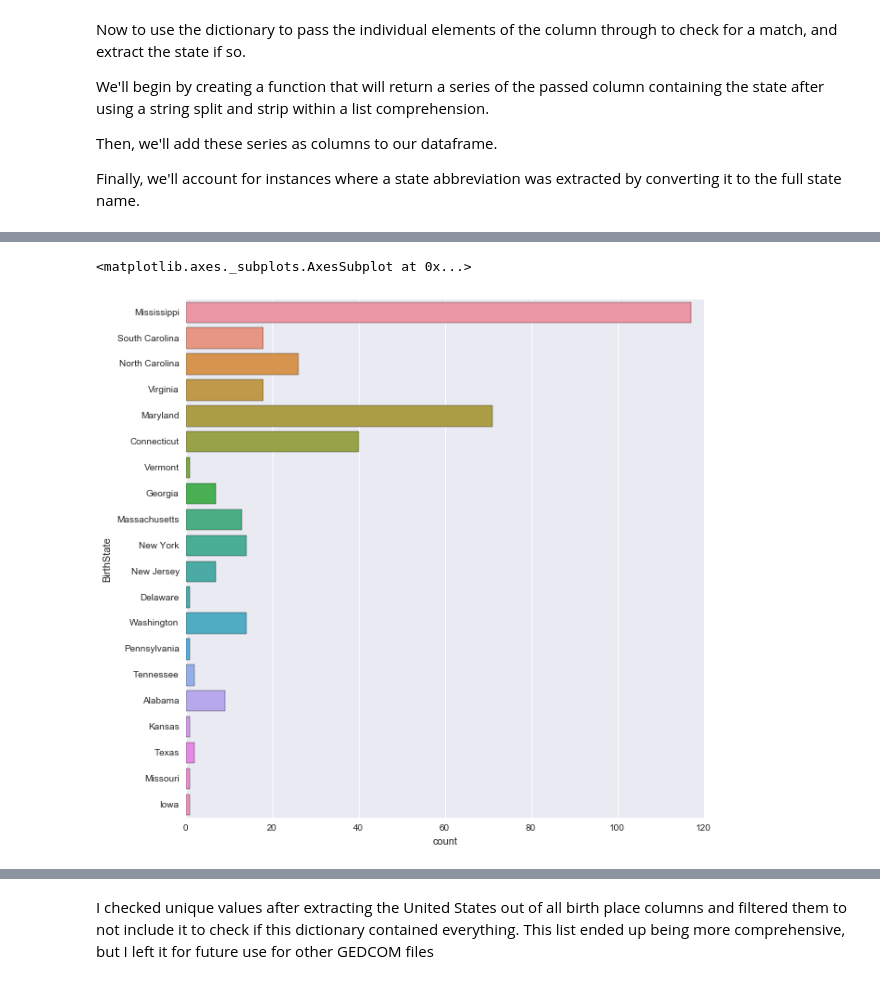
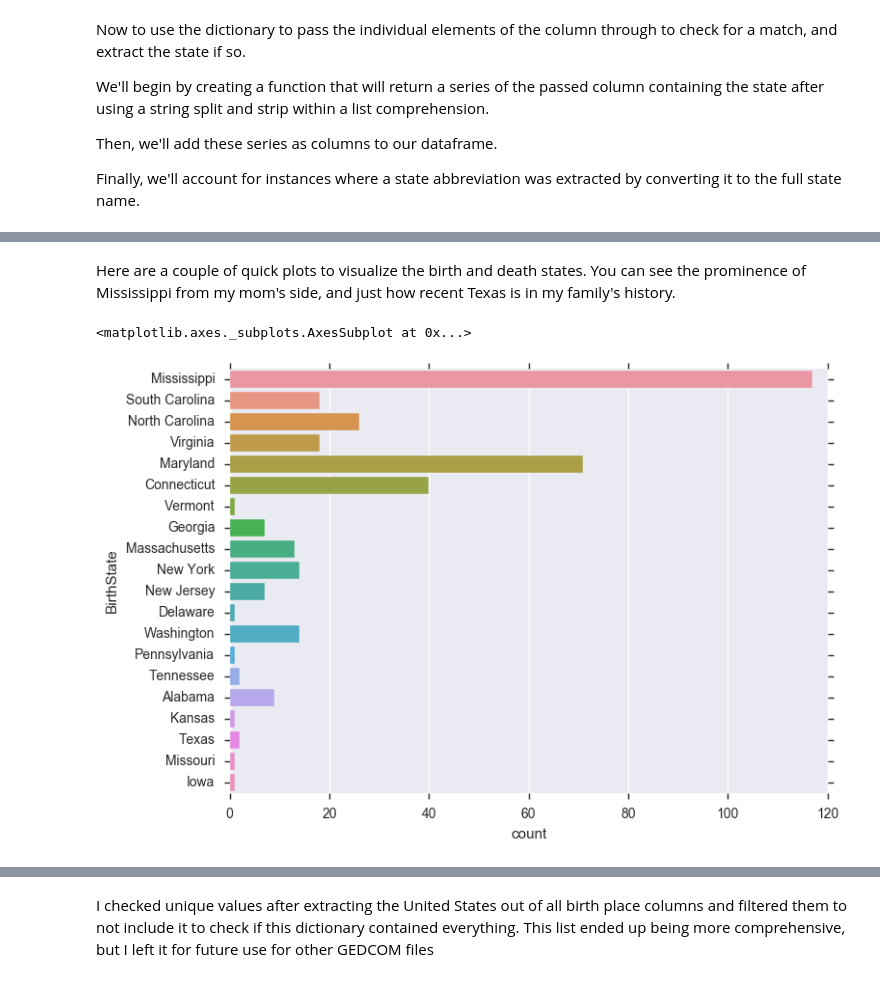
Before and after one commit to JeffMacaluso/Blog, a Jupyter notebook: Ancestry Analysis.ipynb, the cells around one changed output, grey strips where cells are left out. Drawn from its saved outputs; the diff is of its cells as text; code cells hidden in the pictures.

```diff
--- a/Ancestry Analysis.ipynb
+++ b/Ancestry Analysis.ipynb
@@ -380,14 +377,20 @@ df[['BirthPlace', 'BirthState', 'DeathPlace', 'DeathState', 'FatherBirthState',
 # %%
 # Adjust for "Missisippi" spelling error
 df.replace("Missisippi", "Mississippi", inplace = True)
+# %%
+# Adding abbreviated columns for choropleth maps later
+df['BirthStateAbbrev'] = df['BirthState'].replace(states)
+df['DeathStateAbbrev'] = df['DeathState'].replace(states)
+# %% [markdown]
+Here are a couple of quick plots to visualize the birth and death states.  You can see the prominence of Mississippi from my mom's side, and just how recent Texas is in my family's history.
 # %%
-fig, ax = plt.subplots()
+# fig = plt.subplots()
 
-fig.set_size_inches(10, 10)
+# fig.set_size_inches(10, 10)
 sns.countplot(y = 'BirthState', data = df)
 # %% [output]
 <matplotlib.axes._subplots.AxesSubplot at 0x...>
-[figure, old version]
+[figure, new version]
 # %%
 fig, ax = plt.subplots()
 # the size of A4 paper
```
Also changed, not shown: parts of 45 cells of this notebook.
